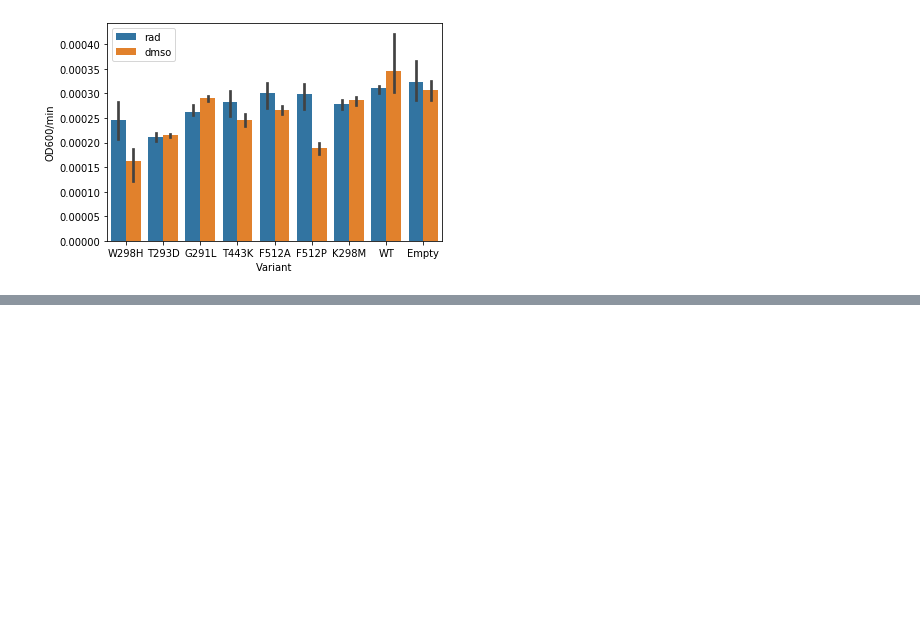
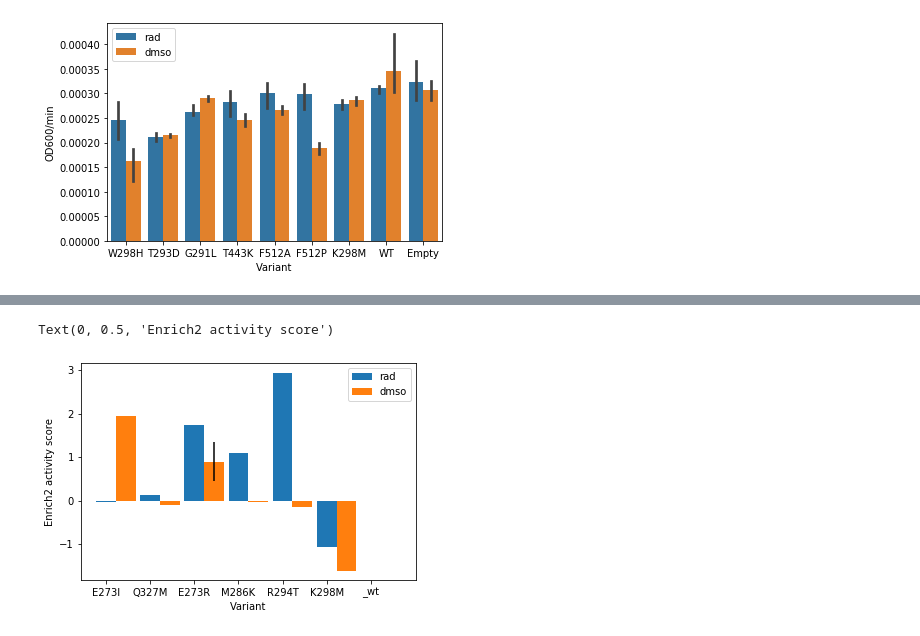
Before and after one commit to nguyenvanessa/src, a Jupyter notebook: nguyenva/testing/read_validation_data.ipynb, the cells around one changed output, grey strips where cells are left out. Saved outputs shown, nothing was run; the diff lists cells and outputs as text; code cells hidden in the pictures; blank space fills up the shorter version.

```diff
--- a/nguyenva/testing/read_validation_data.ipynb
+++ b/nguyenva/testing/read_validation_data.ipynb
@@ -267,0 +263,46 @@ ax.set_xticklabels(variants)
+# %%
+# EA variants
+variants = [
+    'E273I',
+#    'G278S',
+    'Q327M',
+    'E273R',
+    'M286K',
+    'R294T',
+    'K298M',
+    '_wt'
+]
+
+bar_width=0.45
+rad_scores = []
+dmso_scores = []
+rad_errs = []
+dmso_errs = []
+
+# Set position of bar on X axis
+r1 = np.arange(len(variants))
+r2 = [x + bar_width for x in r1]
+
+for variant in variants:
+    rad_score = point_muts.loc[variant, ('Radicicol', 'score')]
+    rad_err = point_muts.loc[variant, ('Radicicol', 'SE')]
+    dmso_score = point_muts.loc[variant, ('Zero', 'score')]
+    dmso_err = point_muts.loc[variant, ('Zero', 'SE')]
+
+    # Append to lists
+    rad_scores.append(rad_score)
+    rad_errs.append(rad_err)
+    dmso_scores.append(dmso_score)
+    dmso_errs.append(dmso_err)
+# %%
+fig, ax = plt.subplots()
+ax.bar(r1, rad_scores, yerr=rad_errs, width=bar_width, label='rad')
+ax.bar(r2, dmso_scores, yerr=dmso_errs, width=bar_width, label='dmso')
+ax.legend()
+ax.set_xticks(r1)
+ax.set_xticklabels(variants)
+ax.set_xlabel('Variant')
+ax.set_ylabel('Enrich2 activity score')
+# %% [output]
+Text(0, 0.5, 'Enrich2 activity score')
+[figure, added]
```
Also changed, not shown: parts of 19 cells of this notebook, 23 other files.
